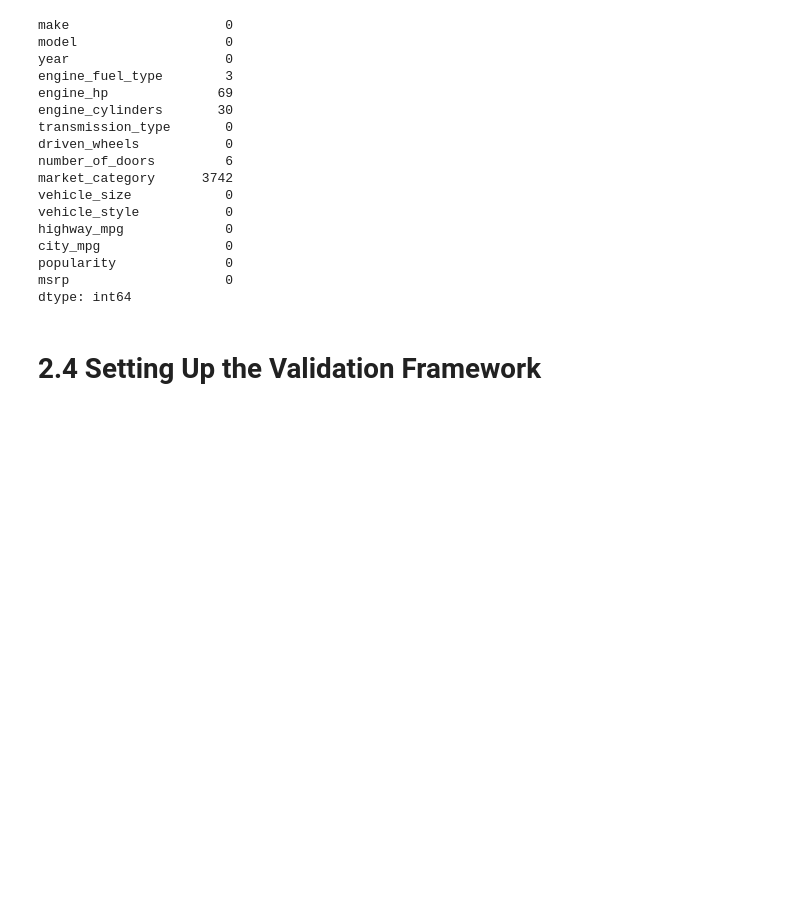
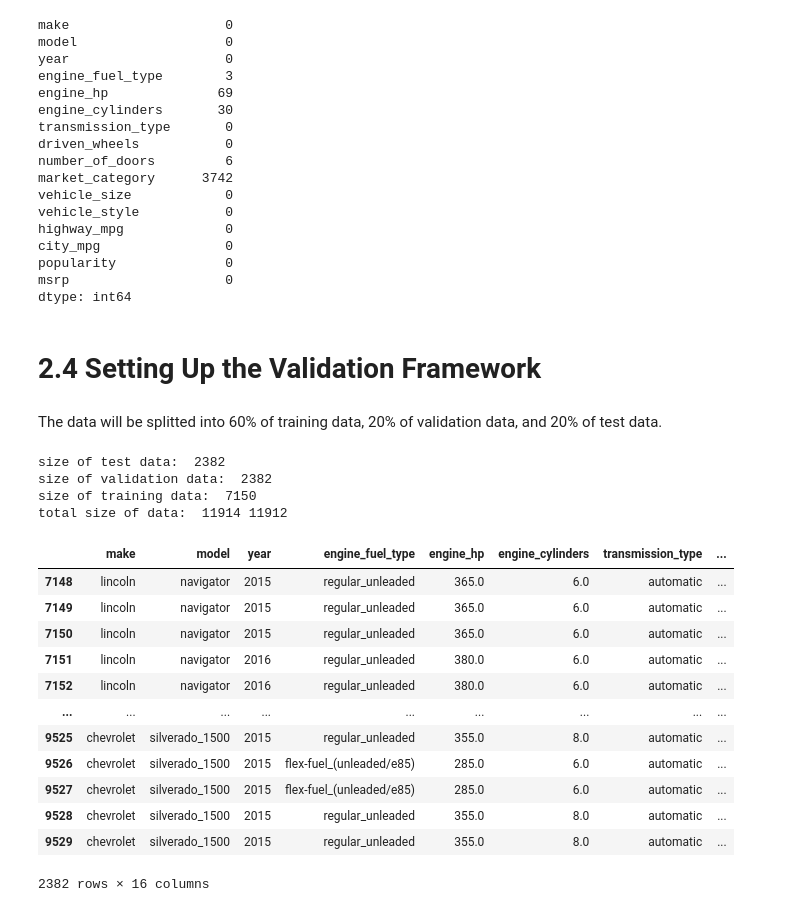
Before and after one commit to asynchronouscoffee/ml-zoomcamp-archive, a Jupyter notebook: 02-regression/regression.ipynb, the cells around one changed output. Drawn from its saved outputs; the diff is of its cells as text; code cells hidden in the pictures; blank space fills up the shorter version.

Commit message:
add splitting data steps

```diff
--- a/02-regression/regression.ipynb
+++ b/02-regression/regression.ipynb
@@ -203,3 +203,44 @@ msrp                    0
 dtype: int64
 # %% [markdown]
 # 2.4 Setting Up the Validation Framework
+# %% [markdown]
+The data will be splitted into 60% of training data, 20% of validation data, and 20% of test data.
+# %%
+# Checking the size of data
+n = len(df)
+
+n_test = int(n * 0.2)
+print('size of test data: ', n_test)
+
+n_val = int(n * 0.2)
+print('size of validation data: ', n_val)
+
+print('size of training data: ', n - n_val - n_test)
+
+print('total size of data: ', n, n_val + n_test + n_train)
+# %% [output]
+size of test data:  2382
+size of validation data:  2382
+size of training data:  7150
+total size of data:  11914 11912
+# %%
+# Splitting the data
+df_train = df.iloc[:n_train]
+df_val = df.iloc[n_train:n_train+n_val]
+df_test = df.iloc[n_train+n_val:]
+# %%
+df_val
+# %% [output]
+|  | make | model | year | engine_fuel_type | engine_hp | engine_cylinders | transmission_type | ... |
+| 7148 | lincoln | navigator | 2015 | regular_unleaded | 365.0 | 6.0 | automatic | ... |
+| 7149 | lincoln | navigator | 2015 | regular_unleaded | 365.0 | 6.0 | automatic | ... |
+| 7150 | lincoln | navigator | 2015 | regular_unleaded | 365.0 | 6.0 | automatic | ... |
+| 7151 | lincoln | navigator | 2016 | regular_unleaded | 380.0 | 6.0 | automatic | ... |
+| 7152 | lincoln | navigator | 2016 | regular_unleaded | 380.0 | 6.0 | automatic | ... |
+| ... | ... | ... | ... | ... | ... | ... | ... | ... |
+| 9525 | chevrolet | silverado_1500 | 2015 | regular_unleaded | 355.0 | 8.0 | automatic | ... |
+| 9526 | chevrolet | silverado_1500 | 2015 | flex-fuel_(unleaded/e85) | 285.0 | 6.0 | automatic | ... |
+| 9527 | chevrolet | silverado_1500 | 2015 | flex-fuel_(unleaded/e85) | 285.0 | 6.0 | automatic | ... |
+| 9528 | chevrolet | silverado_1500 | 2015 | regular_unleaded | 355.0 | 8.0 | automatic | ... |
+| 9529 | chevrolet | silverado_1500 | 2015 | regular_unleaded | 355.0 | 8.0 | automatic | ... |
+2382 rows × 16 columns
```
Also changed, not shown: parts of 20 cells of this notebook.
